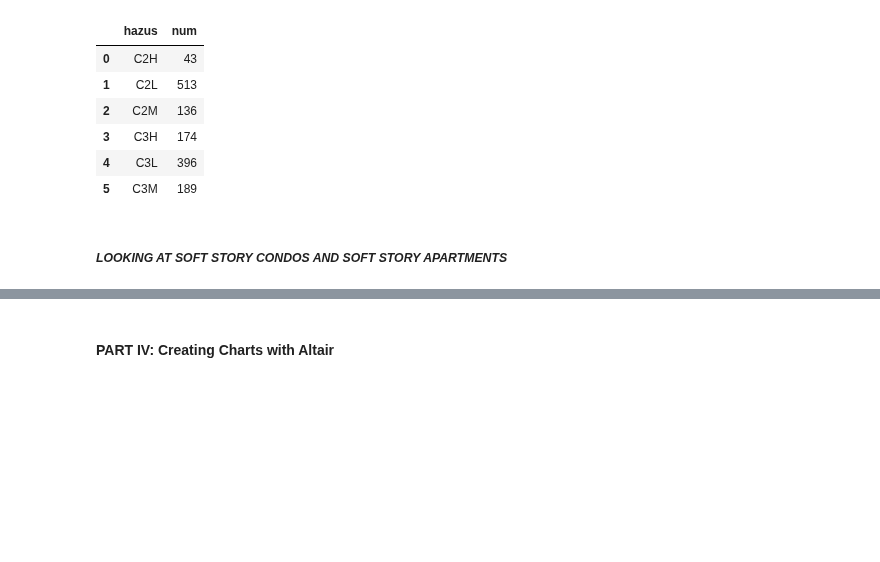
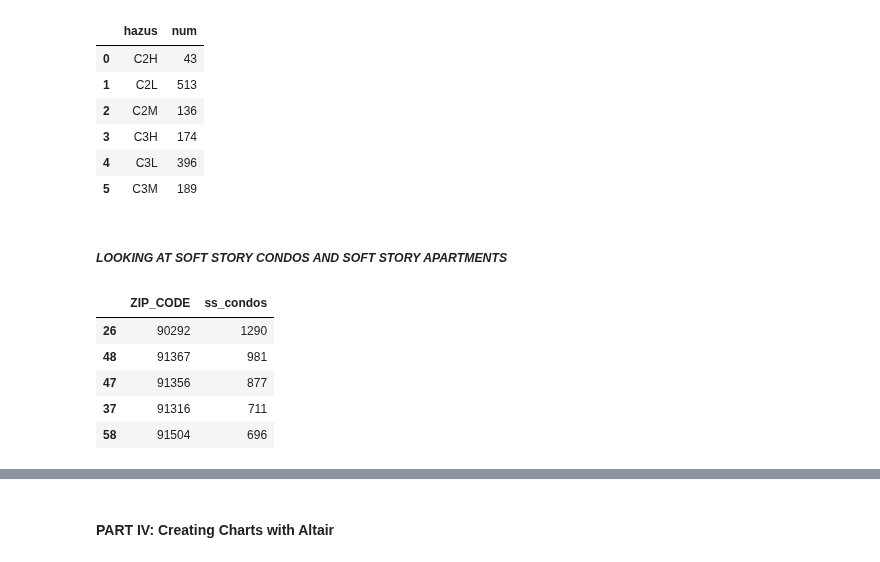
Before and after one commit to stiles/usc, a Jupyter notebook: students/shreyaag/assignments/final_project_rhysea.ipynb, the cells around one changed output, grey strips where cells are left out. Cells and saved outputs as stored; diff of their text form; code cells hidden in the pictures; blank space fills up the shorter version.

```diff
--- a/students/shreyaag/assignments/final_project_rhysea.ipynb
+++ b/students/shreyaag/assignments/final_project_rhysea.ipynb
@@ -228,4 +233,13 @@ ss_condo_zipcode = (
 ss_condo_zipcode["ZIP_CODE"] = (
     ss_condo_zipcode["ZIP_CODE"].astype(str).apply(lambda x: x.replace(".0", ""))
 )
+# %%
+ss_condo_zipcode.head()
+# %% [output]
+|  | ZIP_CODE | ss_condos |
+| 26 | 90292 | 1290 |
+| 48 | 91367 | 981 |
+| 47 | 91356 | 877 |
+| 37 | 91316 | 711 |
+| 58 | 91504 | 696 |
 # %%
```
Also changed, not shown: parts of 23 cells of this notebook, 4 other files.
